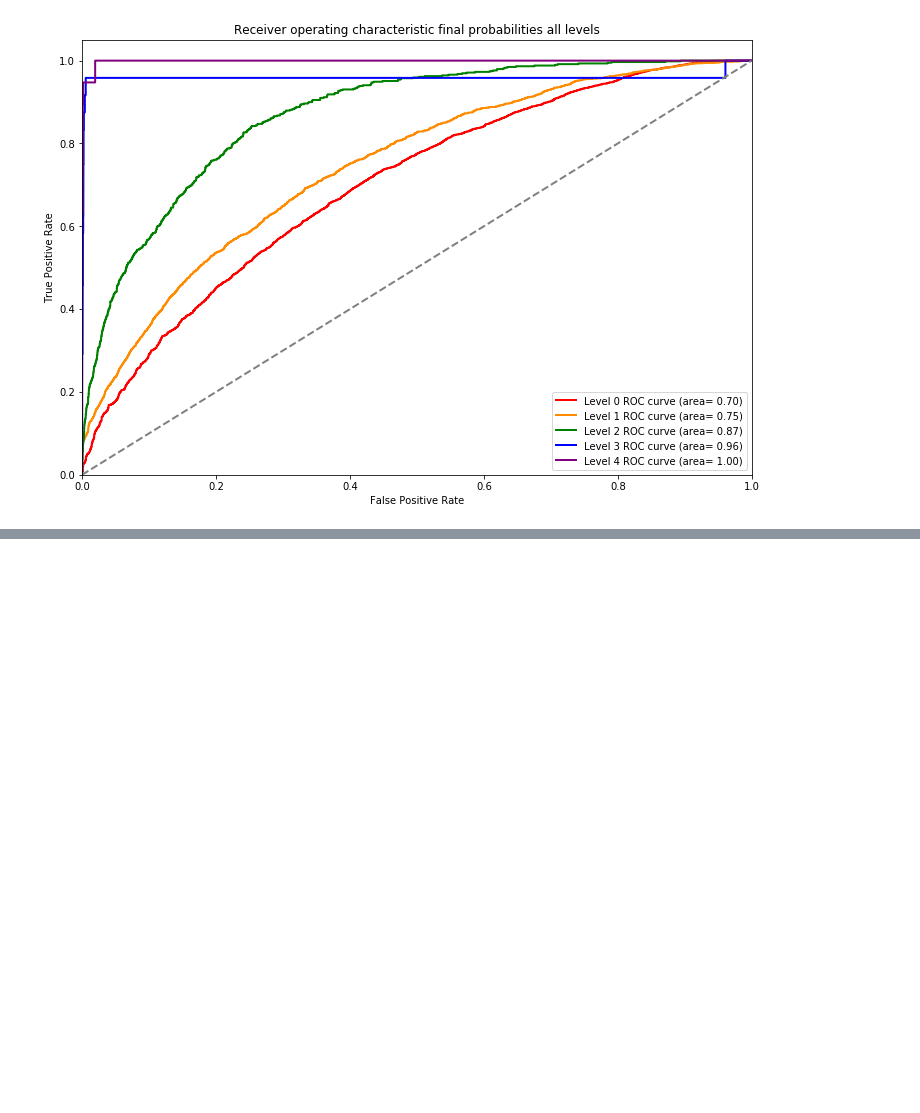
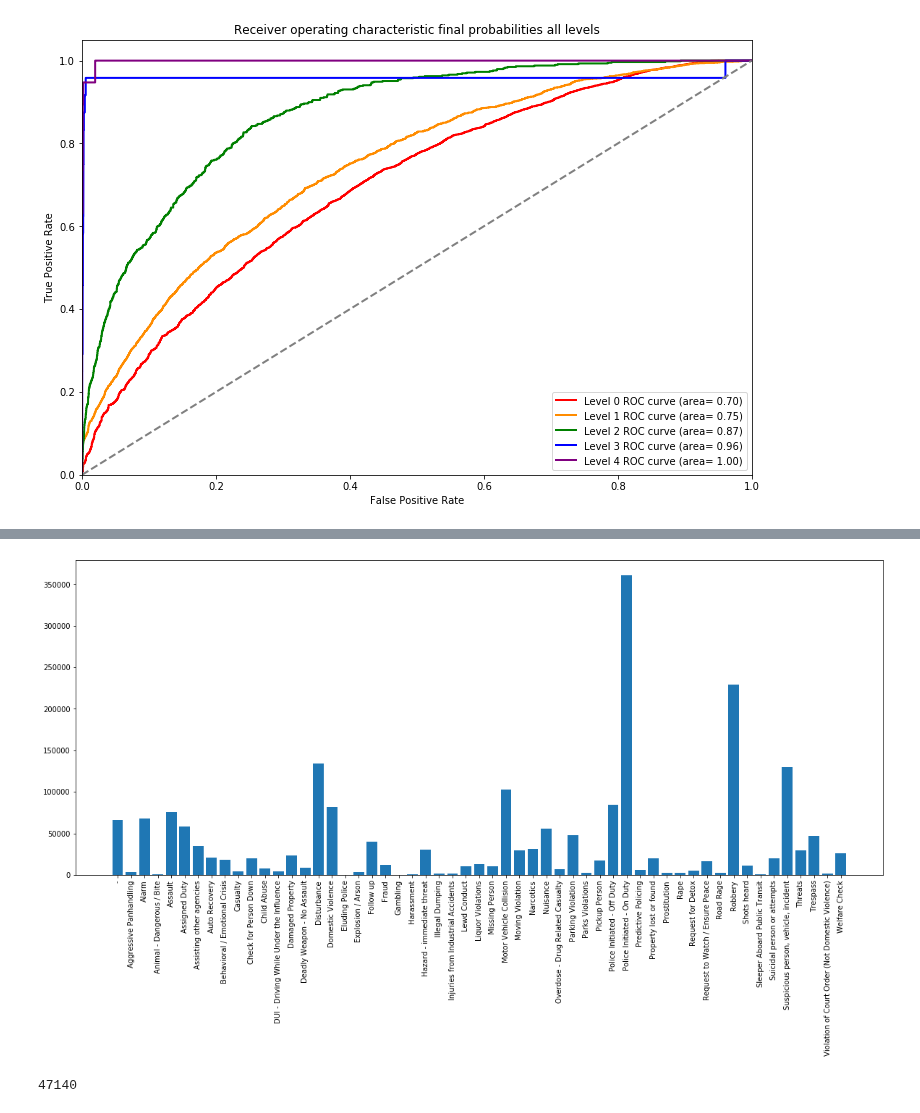
Before and after one commit to SarahMBurgart/use-of-force, a Jupyter notebook: Modeling.ipynb, the cells around one changed output, grey strips where cells are left out. Drawn from its saved outputs; the diff is of its cells as text; code cells hidden in the pictures; blank space fills up the shorter version.

Commit message:
looking at feature importance and making better visuals

```diff
--- a/Modeling.ipynb
+++ b/Modeling.ipynb
@@ -1401,0 +1476,2 @@ with open('sgr_df.pkl', 'wb') as sgr:
+# %%
+nm = pd.read_pickle("data/nm_cat_nodumdum")
@@ -1401,0 +1498,15 @@ with open('sgr_df.pkl', 'wb') as sgr:
+# %%
+counts = nm.groupby("cat_ICT").count()
+counts["Force_Level"]
+list(counts.index)
+fig, ax = plt.subplots(1,1, figsize=(20,8))
+ax.bar(list(counts.index), counts["Force_Level"])
+ax.tick_params(axis='x', rotation=90)
+
+plt.savefig("cats.jpg")
+# %% [output]
+[figure, added]
+# %%
+np.argmax(parr[:,4])
+# %% [output]
+47140
```
Also changed, not shown: parts of 34 cells of this notebook, 8 other files.
